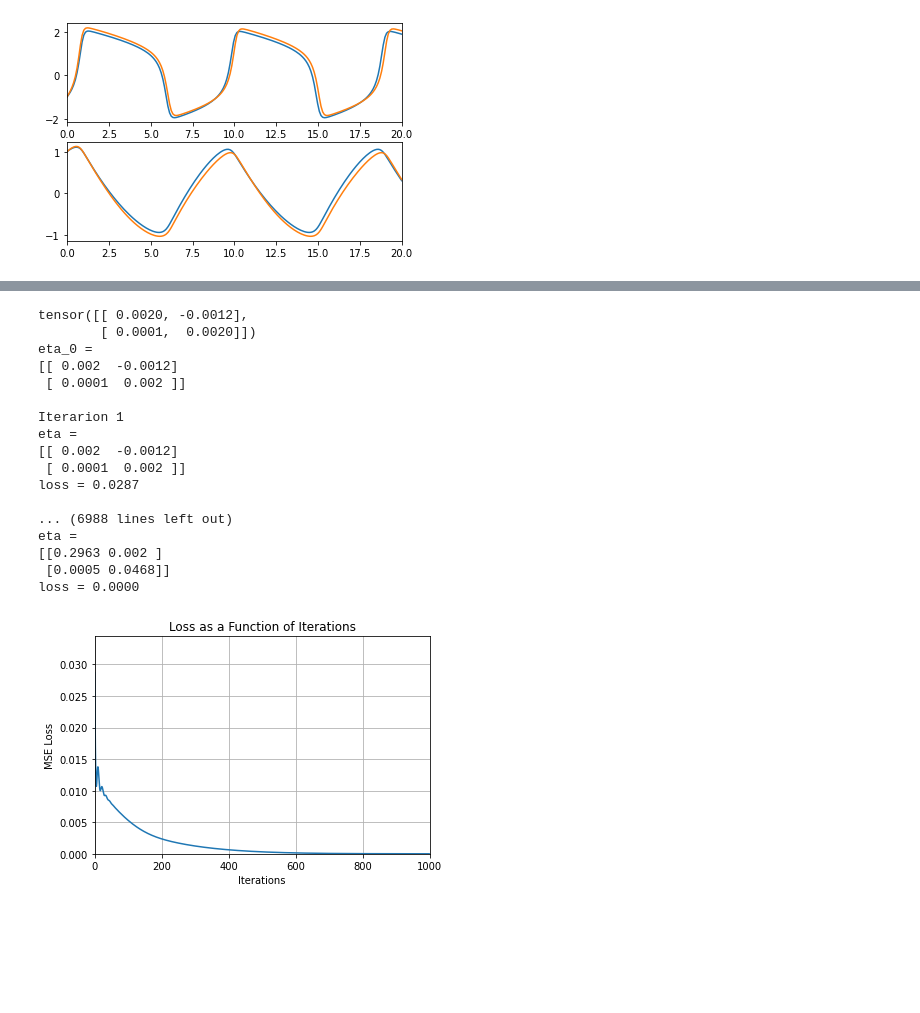
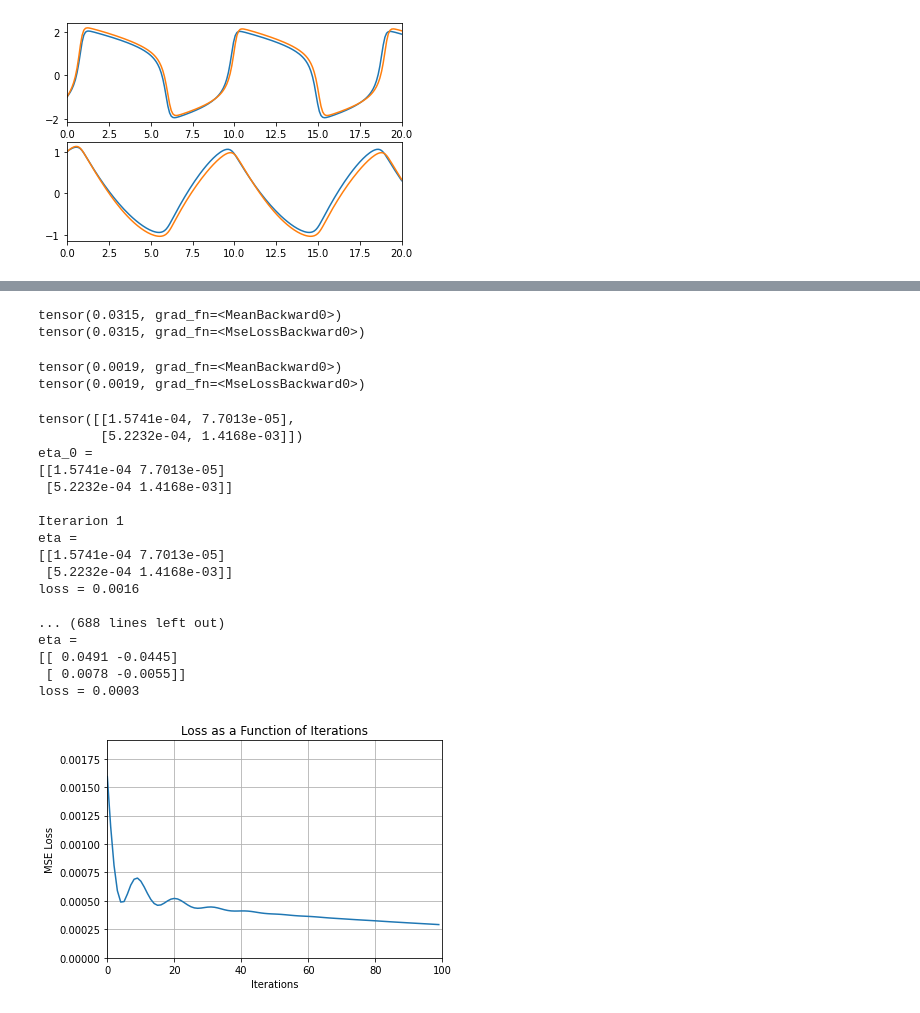
Before and after one commit to ariakoehler/dynamical-systems-learning, a Jupyter notebook: notebooks/testing-simple.ipynb, the cells around one changed output, grey strips where cells are left out. Cells and saved outputs as stored; diff of their text form; code cells hidden in the pictures; blank space fills up the shorter version.

Commit message:
Implemented Diff Loss

```diff
--- a/notebooks/testing-simple.ipynb
+++ b/notebooks/testing-simple.ipynb
@@ -18,6 +18,18 @@ def FN_torch_modified(t, V, eta, a=0.2, b=0.2, c=3.0):
     terms = torch.tensor([V[0]**2, V[1]**2])
     dV += torch.matmul(eta, terms)
     return dV
+# %%
+class DiffLoss(torch.nn.Module):
+
+    def __init__(self):
+        super(DiffLoss, self).__init__()
+
+    def forward(self, a, b):
+
+        a_diff = torch.diff(a, axis=0)
+        b_diff = torch.diff(b, axis=0)
+
+        return torch.mean((a_diff - b_diff)**2)
 # %%
 true_eta = torch.tensor([[0.3, 0], [0, 0.05]], dtype=torch.float)
 
@@ -59,3 +71,22 @@ class OptimizeFitzhugh(torch.nn.Module):
 
     def forward(self, t, x):
         return self.rhs(x, t)
+# %%
+N = 200
+ub = 20
+
+t_space = torch.linspace(0, ub, N)
+x0 = torch.tensor([-1.0, 1.0])
+x0.requires_grad_()
+tol = 10**-5
+
+true_eta = torch.tensor([[0.3, 0], [0, 0.05]], dtype=torch.float)
+true_FN = lambda t, x : FN_torch_modified(t, x, true_eta)
+true_soln = odeint(true_FN, x0, t_space)
+
+test_eta = torch.tensor(np.zeros((2,2)), dtype=torch.float)
+test_FN = lambda t, x : FN_torch_modified(t, x, test_eta)
+test_soln = odeint(test_FN, x0, t_space)
+
+print(true_soln)
+print(test_soln)
@@ -62,7 +111,24 @@ class OptimizeFitzhugh(torch.nn.Module):
+# %%
+loss = torch.nn.MSELoss()
+
+print(torch.mean((true_soln - test_soln)**2))
+print(loss(true_soln, test_soln))
+# %% [output]
+tensor(0.0315, grad_fn=<MeanBackward0>)
+tensor(0.0315, grad_fn=<MseLossBackward0>)
+# %%
+true_diff = torch.diff(true_soln, axis=0)
+test_diff = torch.diff(test_soln, axis=0)
+
+print(torch.mean((true_diff - test_diff)**2))
+print(loss(true_diff, test_diff))
+# %% [output]
+tensor(0.0019, grad_fn=<MeanBackward0>)
+tensor(0.0019, grad_fn=<MseLossBackward0>)
 # %%
 eta_method = 'random'
 check_grads = False
-max_it = 1000
+max_it = 100
 
 N = 200
 ub = 20
@@ -94,7 +160,7 @@ optfitz = OptimizeFitzhugh(x0, t_space, 2, eta0).to(device)
 
 
 optimizer = torch.optim.Adam([optfitz.eta], lr=10**-3)
-loss = torch.nn.MSELoss().to(device)
+loss = DiffLoss().to(device)
 
 print('eta_0 = \n{}\n'.format(optfitz.eta.detach().numpy()))
 
@@ -158,32 +224,32 @@ for it in range(max_it):
 
     optimizer.step()
 # %% [output]
-tensor([[ 0.0020, -0.0012],
-        [ 0.0001,  0.0020]])
+tensor([[1.5741e-04, 7.7013e-05],
+        [5.2232e-04, 1.4168e-03]])
 eta_0 =
-[[ 0.002  -0.0012]
- [ 0.0001  0.002 ]]
+[[1.5741e-04 7.7013e-05]
+ [5.2232e-04 1.4168e-03]]
 
 Iterarion 1
 eta =
-[[ 0.002  -0.0012]
- [ 0.0001  0.002 ]]
-loss = 0.0287
+[[1.5741e-04 7.7013e-05]
+ [5.2232e-04 1.4168e-03]]
+loss = 0.0016
 
-... (6988 lines left out)
+... (688 lines left out)
 eta =
-[[0.2963 0.002 ]
- [0.0005 0.0468]]
-loss = 0.0000
+[[ 0.0491 -0.0445]
+ [ 0.0078 -0.0055]]
+loss = 0.0003
 # %%
 fig, ax = plt.subplots(1,1)
 ax.plot(range(len(loss_vec)), loss_vec)
 ax.set_xlabel('Iterations')
-ax.set_ylabel('MSE Loss')
+ax.set_ylabel('Loss')
 ax.set_title('Loss as a Function of Iterations')
 ax.set_xlim((0, max_it))
 ax.set_ylim((0, max(loss_vec) * 1.2))
 plt.grid()
 plt.show()
 # %% [output]
-[figure, old version]
+[figure, new version]
```
Also changed, not shown: parts of 1 cell of this notebook, 2 other files.
